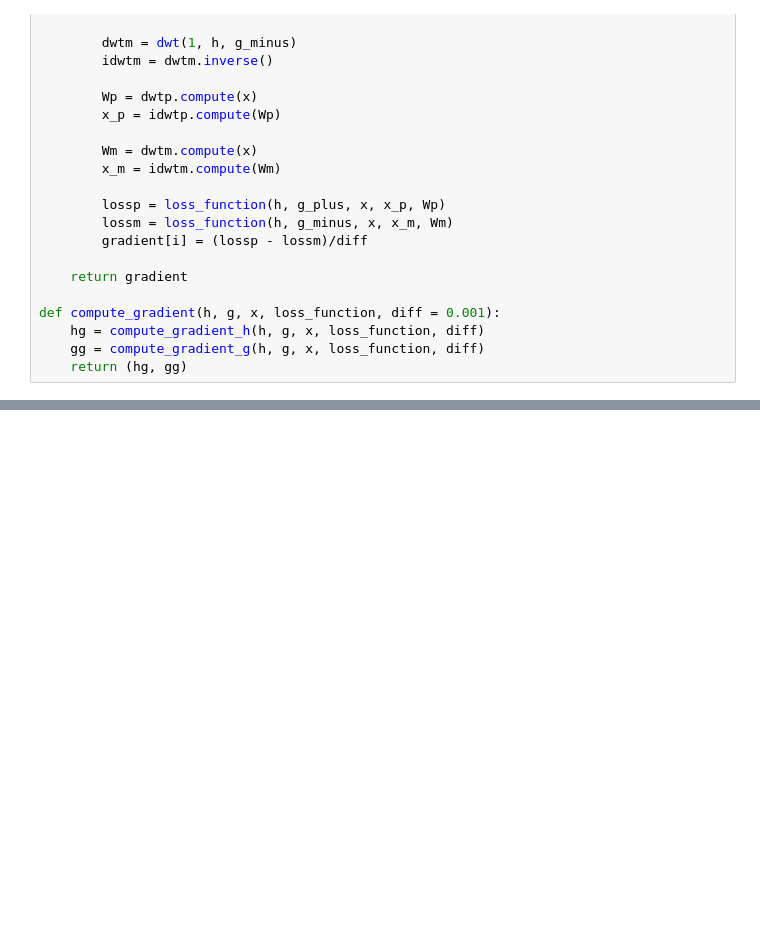
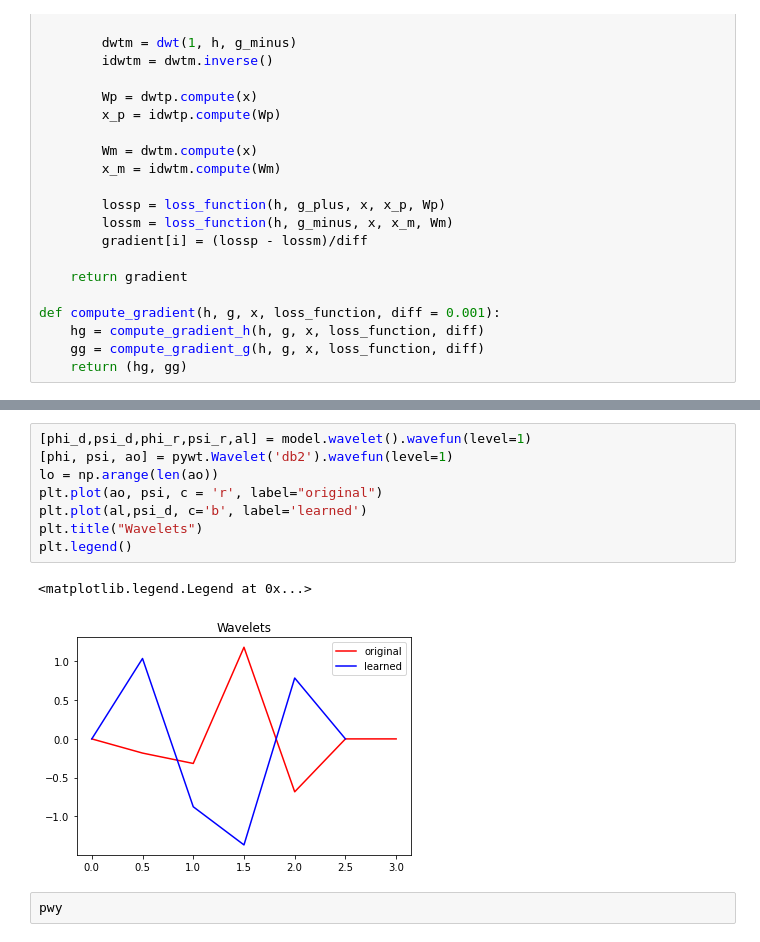
Before and after one commit to Carlitonchin/Learning-Wavelets-with-CNN, a Jupyter notebook: code.ipynb, the cells around one changed output, grey strips where cells are left out. Cells and saved outputs as stored; diff of their text form; blank space fills up the shorter version.

```diff
--- a/code.ipynb
+++ b/code.ipynb
@@ -211,0 +239,13 @@ AttributeError: 'Model' object has no attribute 'wavelet'
+# %%
+[phi_d,psi_d,phi_r,psi_r,al] = model.wavelet().wavefun(level=1)
+[phi, psi, ao] = pywt.Wavelet('db2').wavefun(level=1)
+lo = np.arange(len(ao))
+plt.plot(ao, psi, c = 'r', label="original")
+plt.plot(al,psi_d, c='b', label='learned')
+plt.title("Wavelets")
+plt.legend()
+# %% [output]
+<matplotlib.legend.Legend at 0x...>
+[figure, added]
+# %%
+pwy
```
Also changed, not shown: parts of 14 cells of this notebook.
